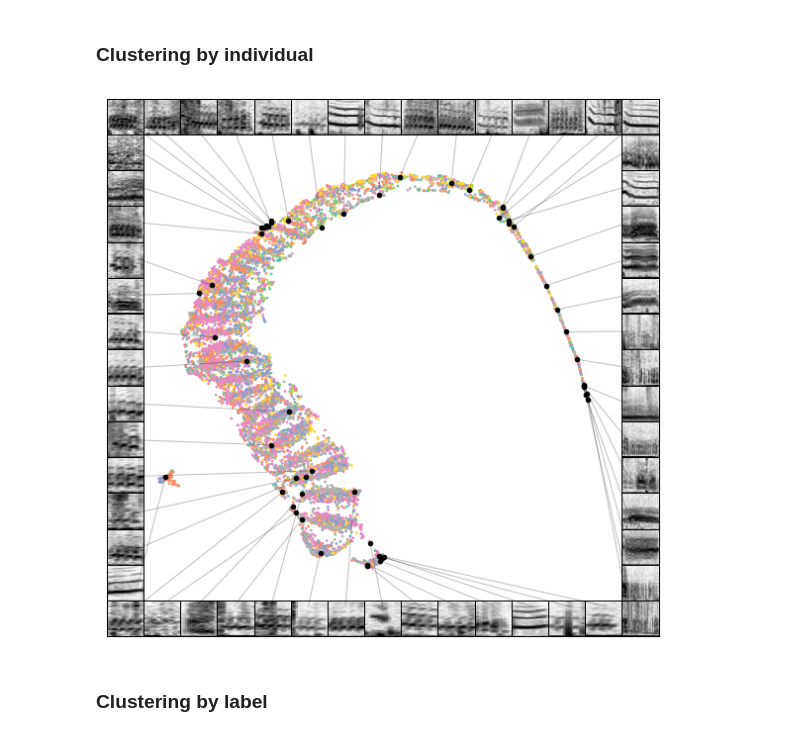
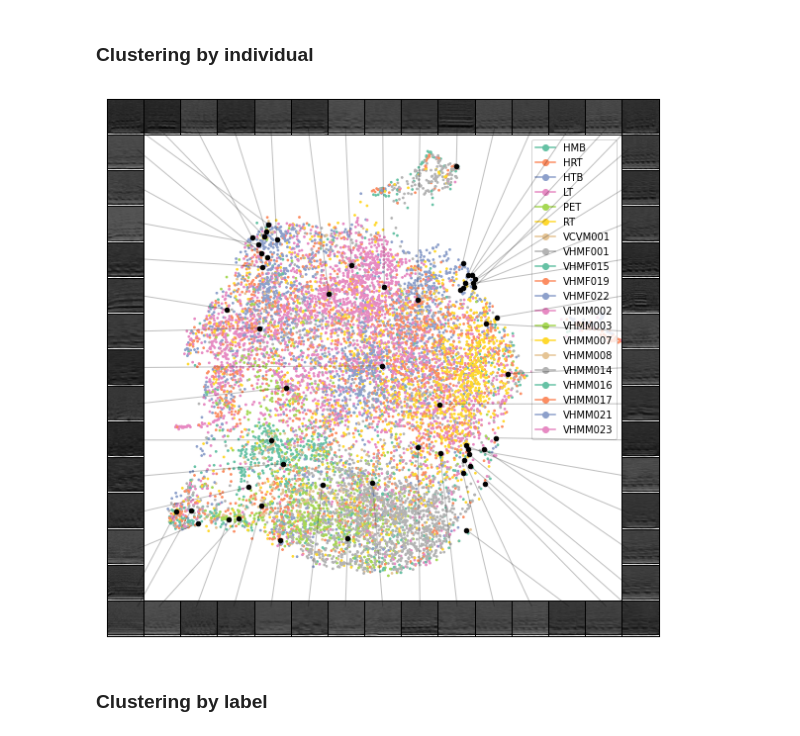
Before and after one commit to marathomas/meerkat, a Jupyter notebook: meerkat_preprocessing.ipynb, the cells around one changed output. Cells and saved outputs as stored; diff of their text form; code cells hidden in the pictures.

Commit message:
Using MFCCs

```diff
--- a/meerkat_preprocessing.ipynb
+++ b/meerkat_preprocessing.ipynb
@@ -596,5 +580,7 @@ spec_df.to_pickle(PROJECT_PATH+"spec_df_all")
 # %% [markdown]
 # UMAP projection
+# %%
+spec_df = pd.read_pickle(PROJECT_PATH+"spec_df_reduced")
 # %%
 import umap
 from sklearn.datasets import load_digits
@@ -613,5 +601,10 @@ def pad_spectro(spec,maxlen):
 # %%
-specs = spec_df.spectrograms.values # now 2D arrays n_mels+time_frames(varying)
+# Using mel spectrograms:
+
+#specs = spec_df.spectrograms.values # now 2D arrays n_mels+time_frames(varying)
+
+# Using MFCCs:
+specs = spec_df.mfccs.values
 # %%
 maxlen= np.max([spec.shape[1] for spec in specs])
 # %%
@@ -636,34 +629,34 @@ from avgn.utils.paths import FIGURE_DIR, ensure_dir
 # %%
 scatter_spec(
     z,
     specs,
     column_size=15,
     #x_range = [-5.5,7],
     #y_range = [-10,10],
     pal_color="hls",
     color_points=False,
     enlarge_points=20,
     figsize=(10, 10),
     scatter_kwargs = {
         'labels': spec_df.indv.values,
         'alpha':1.0,
         's': 3,
         "color_palette": 'Set2',
-        'show_legend': False
+        'show_legend': True
     },
     matshow_kwargs = {
         'cmap': plt.cm.Greys
     },
     line_kwargs = {
         'lw':1,
         'ls':"solid",
         'alpha':0.25,
     },
     draw_lines=True
 );
 save_fig(PROJECT_PATH+'meerkat_calls', dpi=300, save_jpg=True)
 # %% [output]
-[figure, old version]
+[figure, new version]
 # %% [markdown]
 ### Clustering by label
 # %%
```
Also changed, not shown: parts of 49 cells of this notebook.
